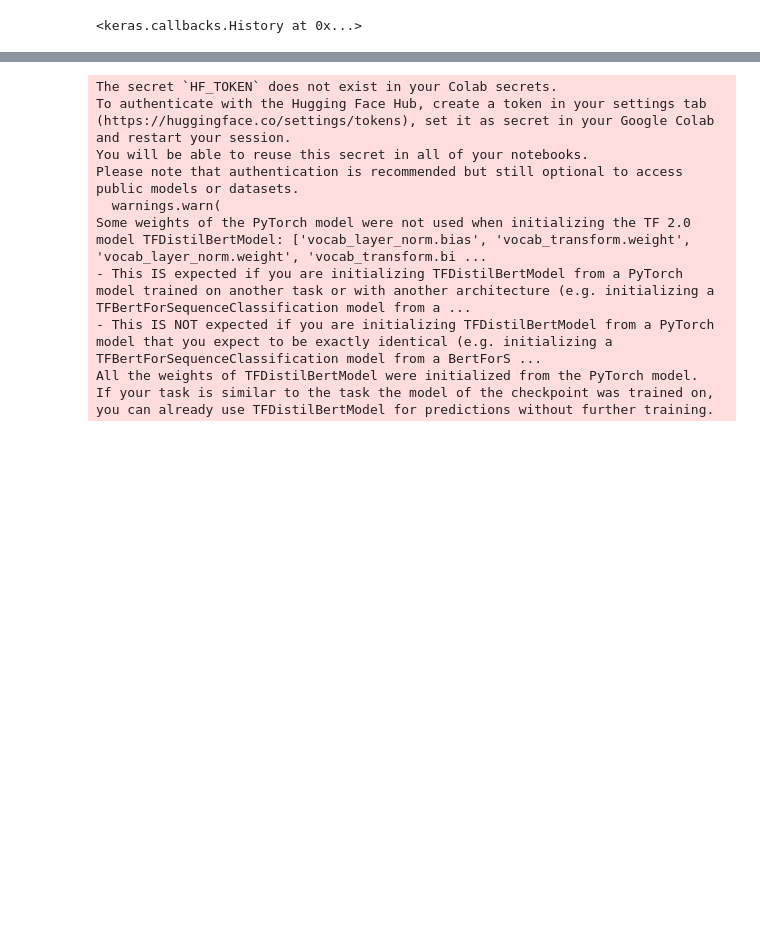
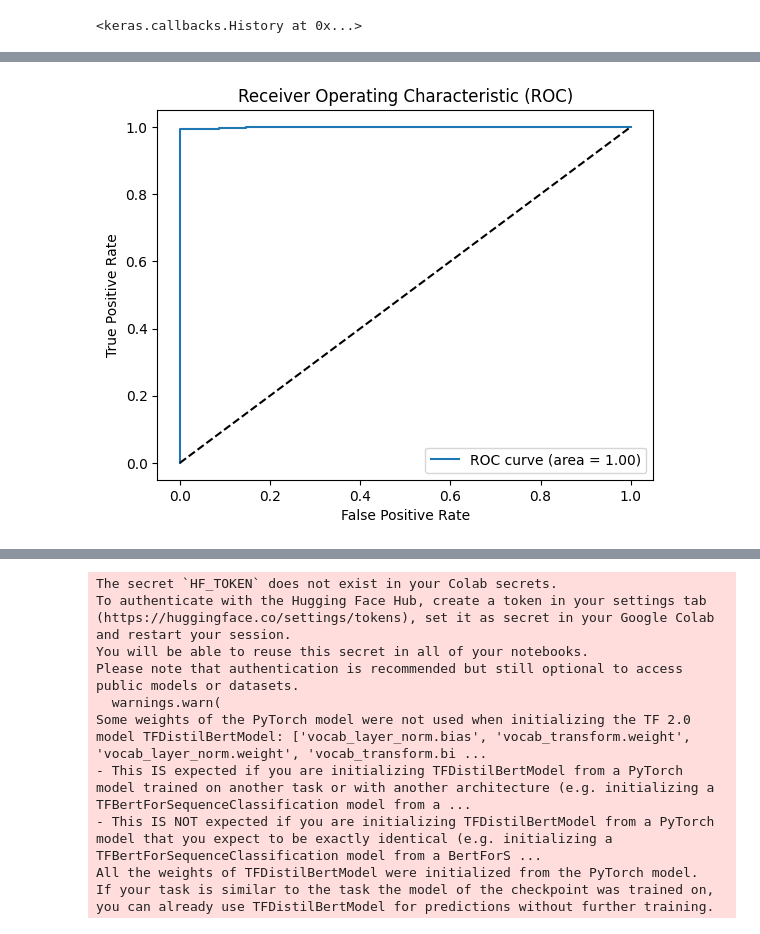
Before and after one commit to skhosanam/ml-dl-classification, a Jupyter notebook: Deep_learning_classification.ipynb, the cells around one changed output, grey strips where cells are left out. Saved outputs shown, nothing was run; the diff lists cells and outputs as text; code cells hidden in the pictures; blank space fills up the shorter version.

```diff
--- a/Deep_learning_classification.ipynb
+++ b/Deep_learning_classification.ipynb
@@ -535,0 +414,91 @@ Accuracy: 0.48221343873517786, F1 Score: 0.6506666666666667
+# %%
+import pandas as pd
+import numpy as np
+from gensim.models import Word2Vec
+import re
+from sklearn.model_selection import train_test_split
+from sklearn.metrics import accuracy_score, f1_score, recall_score, precision_score, roc_auc_score, roc_curve
+import matplotlib.pyplot as plt
+from tensorflow.keras.models import Sequential
+from tensorflow.keras.layers import Embedding, LSTM, Dense
+from tensorflow.keras.preprocessing.text import Tokenizer
+from tensorflow.keras.preprocessing.sequence import pad_sequences
+
+# Loading datasets
+fake_news_df = pd.read_csv('fakeNews.csv')
+true_news_df = pd.read_csv('trueNews.csv')
+
+# Combine datasets and create labels
+fake_news_df['label'] = 0
+true_news_df['label'] = 1
+combined_df = pd.concat([fake_news_df, true_news_df])
+
+# Split data into training and testing sets
+X_train, X_test, y_train, y_test = train_test_split(combined_df['Text'], combined_df['label'], test_size=0.2, random_state=42)
+
+def preprocess_text(text):
+    text = re.sub(r'\W', ' ', text)  # Remove all non-word characters
+    text = text.lower().split()
+    text = [word for word in text if word.isalpha()]  # Remove all numbers and punctuation
+    return text
+
+sentences = [preprocess_text(text) for text in X_train]
+
+# Train Word2Vec model
+word2vec_model = Word2Vec(sentences, vector_size=100, window=5, min_count=1, workers=4)
+
+# Initialize and fit the tokenizer
+tokenizer = Tokenizer()
+tokenizer.fit_on_texts(sentences)
+
+# Convert texts to sequences and pad them
+X_train_seq = tokenizer.texts_to_sequences(X_train)
+X_test_seq = tokenizer.texts_to_sequences(X_test)
+max_seq_length = 500
+X_train_pad = pad_sequences(X_train_seq, maxlen=max_seq_length)
+X_test_pad = pad_sequences(X_test_seq, maxlen=max_seq_length)
+
+# Create an embedding matrix
+vocab_size = len(tokenizer.word_index) + 1
+embedding_dim = 100
+embedding_matrix = np.zeros((vocab_size, embedding_dim))
+for word, i in tokenizer.word_index.items():
+    if word in word2vec_model.wv:
+        embedding_matrix[i] = word2vec_model.wv[word]
+
+# Build LSTM model
+model = Sequential()
+model.add(Embedding(vocab_size, embedding_dim, weights=[embedding_matrix], input_length=max_seq_length, trainable=False))
+model.add(LSTM(128))
+model.add(Dense(1, activation='sigmoid'))
+
+# Compile model
+model.compile(optimizer='adam', loss='binary_crossentropy', metrics=['accuracy'])
+
+# Train model
+model.fit(X_train_pad, y_train, epochs=5, batch_size=32, validation_split=0.1)
+
+# Make predictions
+predictions = model.predict(X_test_pad)
+predicted_labels = (predictions > 0.5).astype(int)
+
+# Calculate metrics
+acc = accuracy_score(y_test, predicted_labels)
+f1 = f1_score(y_test, predicted_labels)
+sensitivity = recall_score(y_test, predicted_labels)
+precision = precision_score(y_test, predicted_labels)
+roc_auc = roc_auc_score(y_test, predictions)
+
+print(f"Accuracy: {acc}, F1 Score: {f1}, Sensitivity: {sensitivity}, Precision: {precision}, ROC AUC: {roc_auc}")
+
+# Plot ROC curve
+fpr, tpr, _ = roc_curve(y_test, predictions)
+plt.figure()
+plt.plot(fpr, tpr, label=f'ROC curve (area = {roc_auc:.2f})')
+plt.plot([0, 1], [0, 1], 'k--')
+plt.xlabel('False Positive Rate')
+plt.ylabel('True Positive Rate')
+plt.title('Receiver Operating Characteristic (ROC)')
+plt.legend(loc="lower right")
+plt.show()
+# %% [output]
@@ -535,0 +517 @@ Accuracy: 0.48221343873517786, F1 Score: 0.6506666666666667
+[figure, added]
```
Also changed, not shown: parts of 59 cells of this notebook.
